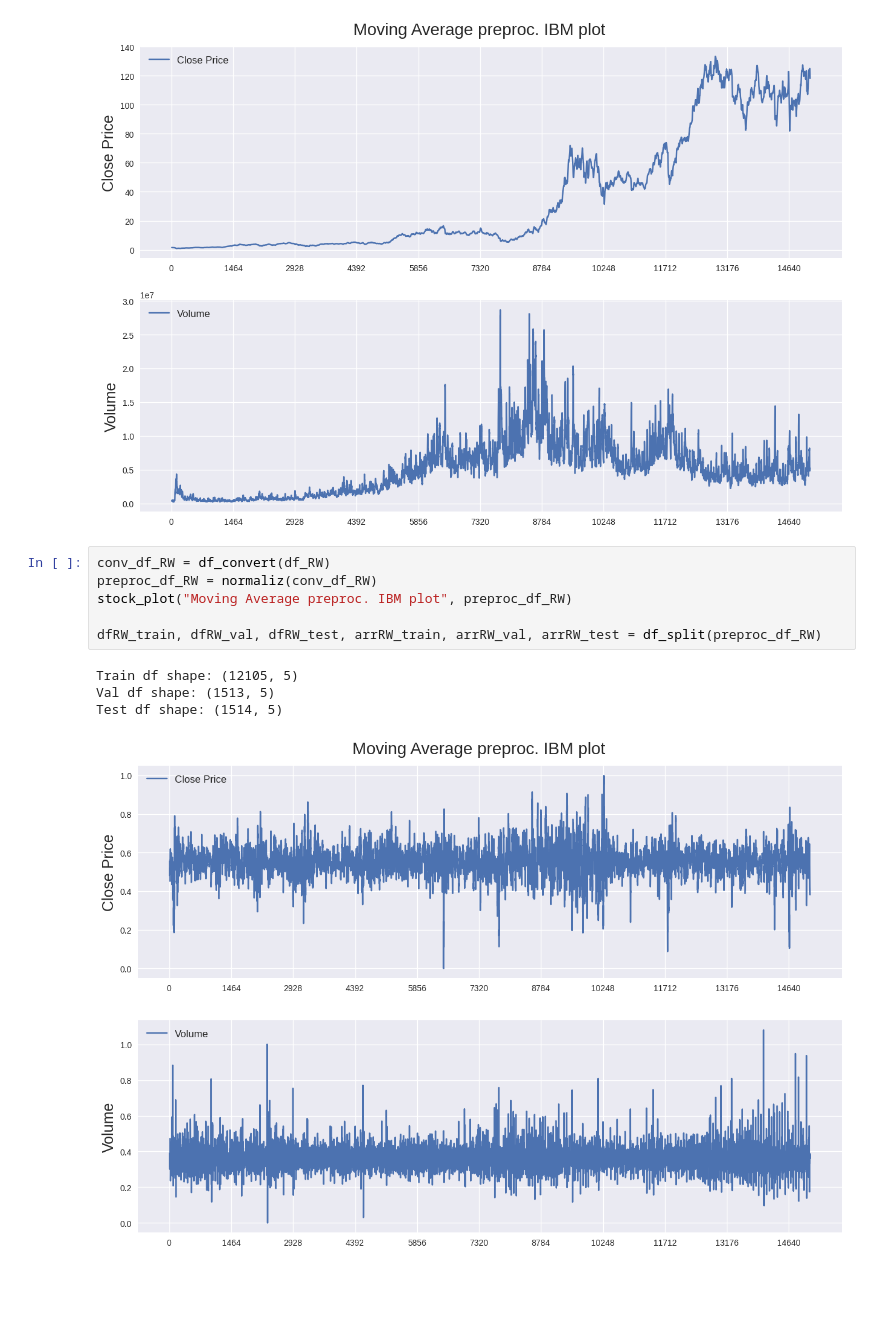
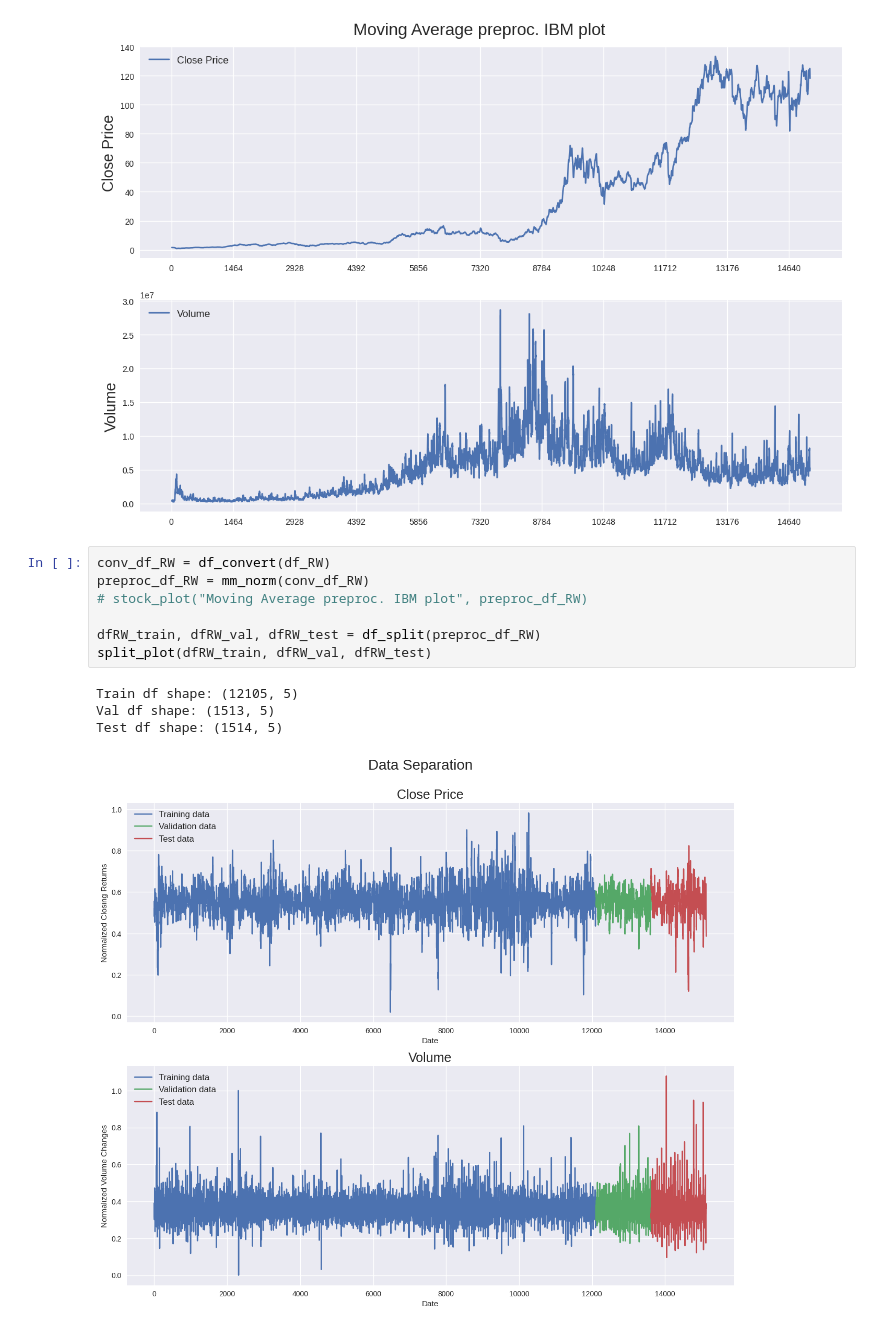
Before and after one commit to annalimm/MultiTimeSeries_Transformer, a Jupyter notebook: MultiTimeSer.ipynb, the cells around one changed output. Cells and saved outputs as stored; diff of their text form; blank space fills up the shorter version.

```diff
--- a/MultiTimeSer.ipynb
+++ b/MultiTimeSer.ipynb
@@ -792,13 +842,14 @@ stock_plot("Moving Average preproc. IBM plot", df_RW)
 [figure]
 # %%
 conv_df_RW = df_convert(df_RW)
-preproc_df_RW = normaliz(conv_df_RW)
-stock_plot("Moving Average preproc. IBM plot", preproc_df_RW)
+preproc_df_RW = mm_norm(conv_df_RW)
+# stock_plot("Moving Average preproc. IBM plot", preproc_df_RW)
 
-dfRW_train, dfRW_val, dfRW_test, arrRW_train, arrRW_val, arrRW_test = df_split(preproc_df_RW)
+dfRW_train, dfRW_val, dfRW_test = df_split(preproc_df_RW)
+split_plot(dfRW_train, dfRW_val, dfRW_test)
 # %% [output]
 Train df shape: (12105, 5)
 Val df shape: (1513, 5)
 Test df shape: (1514, 5)
-[figure, old version]
+[figure, new version]
 # %%
```
Also changed, not shown: parts of 33 cells of this notebook.
